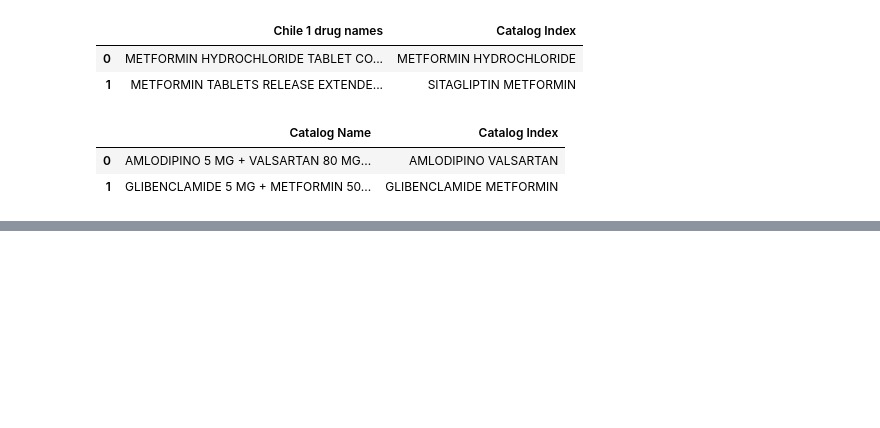
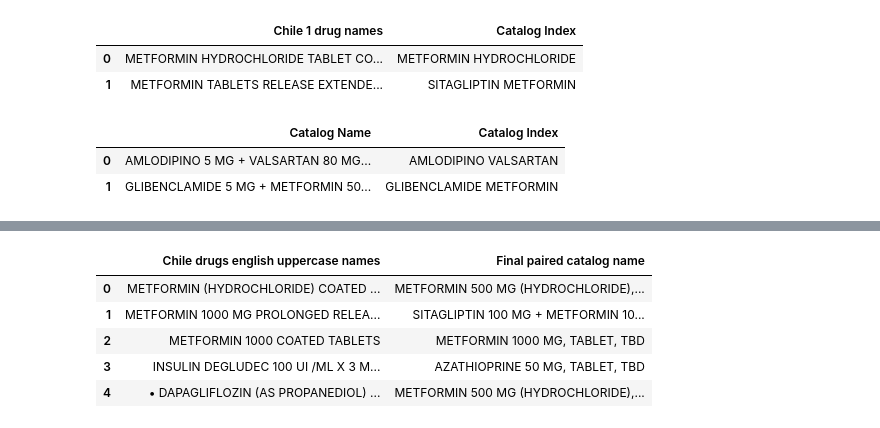
Before and after one commit to wenjunc2/PAHO-Drug-Data-Cleaning-Summer-2022, a Jupyter notebook: 普通编程.ipynb, the cells around one changed output, grey strips where cells are left out. Cells and saved outputs as stored; diff of their text form; code cells hidden in the pictures; blank space fills up the shorter version.

```diff
--- a/普通编程.ipynb
+++ b/普通编程.ipynb
@@ -353,0 +427,13 @@ combine_pair_df.to_excel("combine_pair_df_chile_1.xlsx", sheet_name = 'combine_p
+# %%
+# get the list that contains first pairing names list for each original drug full name
+fistpairinglist = []
+i = 0
+for name in CHLDiab1DirtyNameEngU:
+  subpairlist = []
+  while i < len(Chile1drugs):
+    if Chile1drugs['Chile drugs english uppercase names'][i] == name:
+      subpairlist.append(Chile1drugs['Catalog Name'][i])
+      i += 1
+    else:
+      break
+  fistpairinglist.append(subpairlist)
@@ -353,0 +444,24 @@ combine_pair_df.to_excel("combine_pair_df_chile_1.xlsx", sheet_name = 'combine_p
+# %%
+finalpairname = []
+for item in range(len(CHLDiab1DirtyNameEngU)):
+  distance_list = []
+  for pairname in fistpairinglist[item]:
+    distance = Simhash(CHLDiab1DirtyNameEngU[item]).distance(Simhash(pairname))
+    distance_list.append(distance)
+  index_min = min(range(len(distance_list)), key=distance_list.__getitem__)
+  add_index = fistpairinglist[item][index_min]
+  finalpairname.append(add_index)
+# %%
+# combine the final paired name with the Chile 1 drug english name
+Chile1drugfn_index = {"Chile drugs english uppercase names": CHLDiab1DirtyNameEngU, "Final paired catalog name": finalpairname}
+# %%
+Chile1drugfn_index_df = pd.DataFrame(Chile1drugfn_index)
+# %%
+Chile1drugfn_index_df[:5]
+# %% [output]
+|  | Chile drugs english uppercase names | Final paired catalog name |
+| 0 | METFORMIN (HYDROCHLORIDE) COATED ... | METFORMIN 500 MG (HYDROCHLORIDE),... |
+| 1 | METFORMIN 1000 MG PROLONGED RELEA... | SITAGLIPTIN 100 MG + METFORMIN 10... |
+| 2 | METFORMIN 1000 COATED TABLETS | METFORMIN 1000 MG, TABLET, TBD |
+| 3 | INSULIN DEGLUDEC 100 UI /ML X 3 M... | AZATHIOPRINE 50 MG, TABLET, TBD |
+| 4 | • DAPAGLIFLOZIN (AS PROPANEDIOL) ... | METFORMIN 500 MG (HYDROCHLORIDE),... |
```
Also changed, not shown: parts of 15 cells of this notebook.
